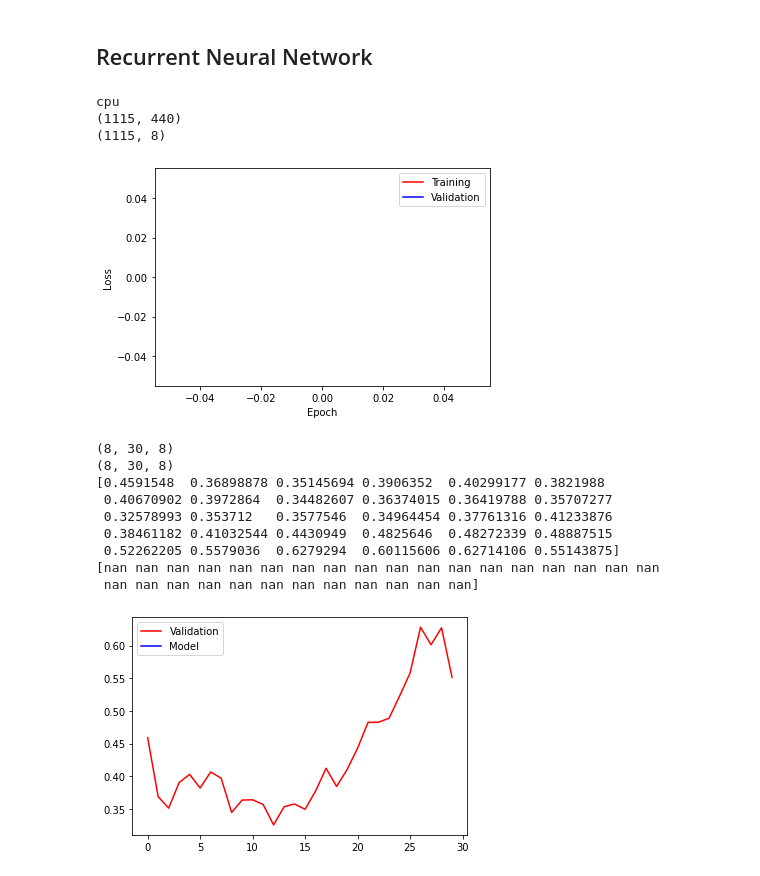
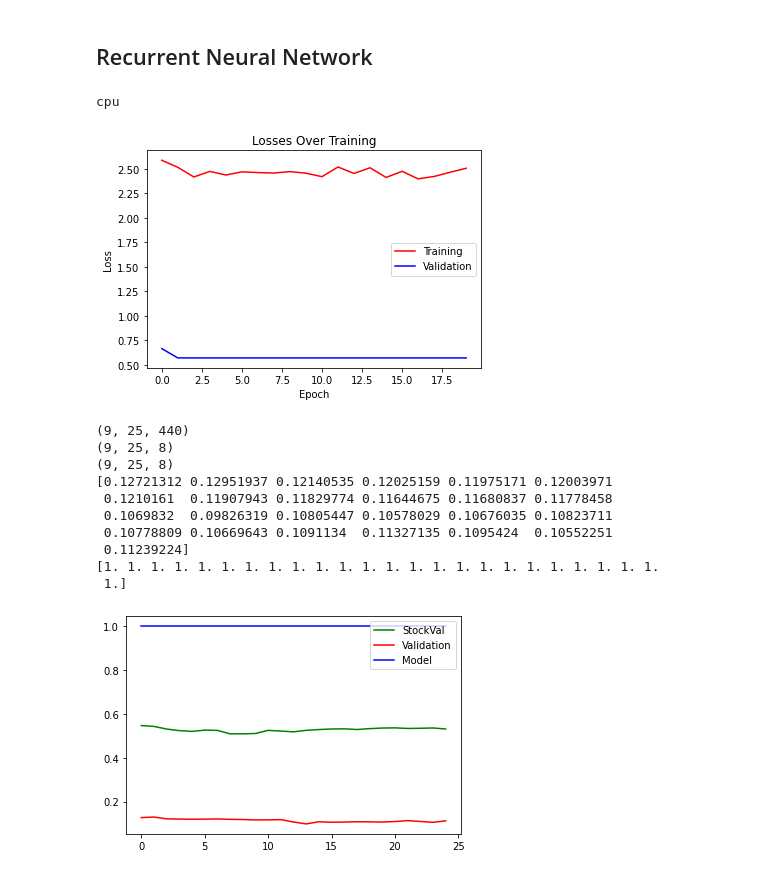
Before and after one commit to kevr35/PY580, a Jupyter notebook: RNN.ipynb, the cells around one changed output. Cells and saved outputs as stored; diff of their text form; code cells hidden in the pictures.

Commit message:
RNN running on stock-crypto

```diff
--- a/RNN.ipynb
+++ b/RNN.ipynb
@@ -134,20 +134,30 @@ print(DEVICE)
 #		 return x
 
 class FinCryptoRNN(nn.Module):
-	def __init__(self, n_companies, n_crypto):
+	def __init__(self, n_companies, n_crypto, l_window):
 		super(FinCryptoRNN, self).__init__()
-		self.hidden1 = 200
-		self.hidden2 = 100
+		self.hidden1 = 500
+		self.hidden2 = 300
+		self.hidden3 = 50
 
 		self.rnn1 = nn.RNN(n_companies, self.hidden1, nonlinearity='relu', batch_first=True)
 		self.rnn2 = nn.RNN(self.hidden1, self.hidden2, nonlinearity='relu', batch_first=True)
 		self.rnn3 = nn.RNN(self.hidden2, n_crypto, nonlinearity='tanh', batch_first=True)
 
+		self.drop1 = nn.Dropout(p=0.2)
+		self.drop2 = nn.Dropout(p=0.2)
+		# self.FC = nn.Linear(self.hidden3*l_window, n_crypto)
+
 	def forward(self, x):
 		x, hout = self.rnn1(x)
+		x = self.drop1(x)
 		x, hout = self.rnn2(x)
+		x = self.drop2(x)
 		x, hout = self.rnn3(x)
+
 		# Take final RNN output and feed to Fully Connected Layers
+		# x = torch.flatten(x, start_dim=1)
+		# x = self.FC(x)
 		return x
 
 # Generate random data
@@ -172,19 +182,20 @@ cryptos = np.load("./cryptos.npy")
 for i, c in enumerate(stocks):
 	c = c/np.max(c)
 	stocks[i] = c
-	break
 
 for i, c in enumerate(cryptos):
 	c = c/np.max(c)
 	cryptos[i] = c
-	break
 
 stocks = stocks.transpose()
 cryptos = cryptos.transpose()
-print(stocks.shape)
-print(cryptos.shape)
+# print(stocks.shape)
+# print(cryptos.shape)
+# print(stocks[0][:5])
+# print(cryptos[0][:5])
 
-tx, ty, vx, vy = getwindows(stocks, cryptos, 30, .80)
+l_window = 25
+tx, ty, vx, vy = getwindows(stocks, cryptos, l_window, .80)
 
 traindataset = StockCryptoDataset(tx, ty)
 valdataset = StockCryptoDataset(vx, vy)
@@ -192,7 +203,7 @@ valdataset = StockCryptoDataset(vx, vy)
 trainloader = DataLoader(traindataset, batch_size=10, shuffle=True)
 valloader = DataLoader(valdataset, batch_size=10, shuffle=True)
 
-model = FinCryptoRNN(n_companies=440, n_crypto=8).float()
+model = FinCryptoRNN(n_companies=440, n_crypto=8, l_window=l_window).float()
 
 mseloss = nn.MSELoss().float()
 optimizer = optim.SGD(model.parameters(), lr=0.1, momentum=0.9)
@@ -214,52 +225,56 @@ for i in tqdm(range(NEPOCHS)):
 		optimizer.step()
 		optimizer.zero_grad()
 	tlosses.append(loss_i)
+	# print("\r Loss", loss_i, end='')
 
 	model.eval()
 	loss_i = 0
 	for stock, crypto in valloader:
 		stock = stock.float()
 		crypto = crypto.float()
 		outputs = model(stock)
 		loss = mseloss(outputs, crypto)
 		loss_i += loss.item()
 	vlosses.append(loss_i)
 
 plt.figure()
+plt.title("Losses Over Training")
 plt.plot(tlosses, 'r-', label='Training')
 plt.plot(vlosses, 'b-', label='Validation')
 plt.ylabel("Loss")
 plt.xlabel("Epoch")
 plt.legend()
 plt.show()
 
+stock = stock.numpy()
 crypto = crypto.numpy()
 outputs = outputs.detach().numpy()
 
+print(stock.shape)
 print(crypto.shape)
 print(outputs.shape)
 print(crypto[0,:,0])
 print(outputs[0,:,0])
 plt.figure()
+plt.plot(stock[0,:,0], 'g-', label='StockVal')
 plt.plot(crypto[0,:,0], 'r-', label='Validation')
 plt.plot(outputs[0,:,0], 'b-', label='Model')
 plt.legend()
 plt.show()
 # %% [output]
 cpu
-(1115, 440)
-(1115, 8)
-[figure, old version]
+[figure, new version]
-(8, 30, 8)
-(8, 30, 8)
-[0.4591548  0.36898878 0.35145694 0.3906352  0.40299177 0.3821988
- 0.40670902 0.3972864  0.34482607 0.36374015 0.36419788 0.35707277
- 0.32578993 0.353712   0.3577546  0.34964454 0.37761316 0.41233876
- 0.38461182 0.41032544 0.4430949  0.4825646  0.48272339 0.48887515
- 0.52262205 0.5579036  0.6279294  0.60115606 0.62714106 0.55143875]
-[nan nan nan nan nan nan nan nan nan nan nan nan nan nan nan nan nan nan
- nan nan nan nan nan nan nan nan nan nan nan nan]
+(9, 25, 440)
+(9, 25, 8)
+(9, 25, 8)
+[0.12721312 0.12951937 0.12140535 0.12025159 0.11975171 0.12003971
+ 0.1210161  0.11907943 0.11829774 0.11644675 0.11680837 0.11778458
+ 0.1069832  0.09826319 0.10805447 0.10578029 0.10676035 0.10823711
+ 0.10778809 0.10669643 0.1091134  0.11327135 0.1095424  0.10552251
+ 0.11239224]
+[1. 1. 1. 1. 1. 1. 1. 1. 1. 1. 1. 1. 1. 1. 1. 1. 1. 1. 1. 1. 1. 1. 1. 1.
+ 1.]
-[figure, old version]
+[figure, new version]
 # %%
 for i in range(4):
 	plt.figure()
```
Also changed, not shown: parts of 1 cell of this notebook.
